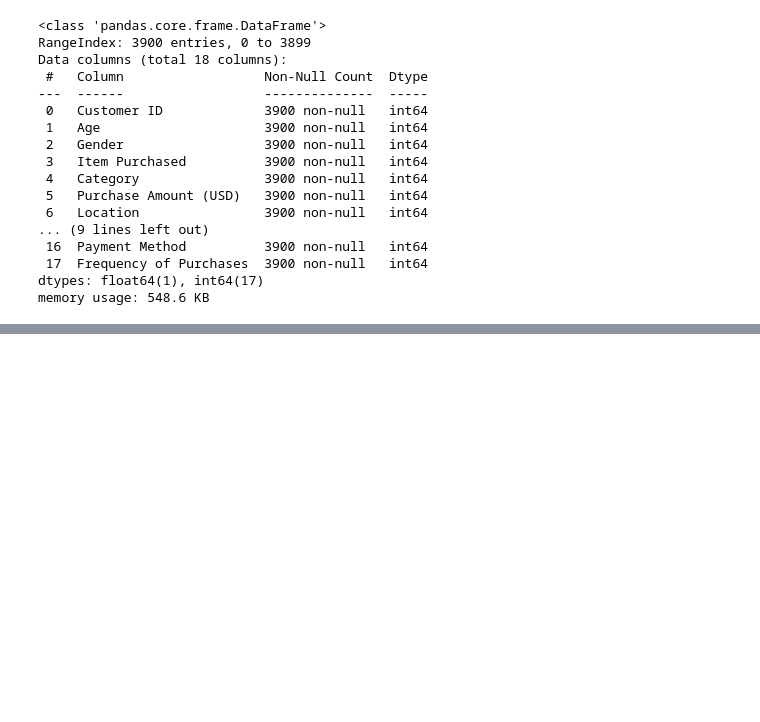
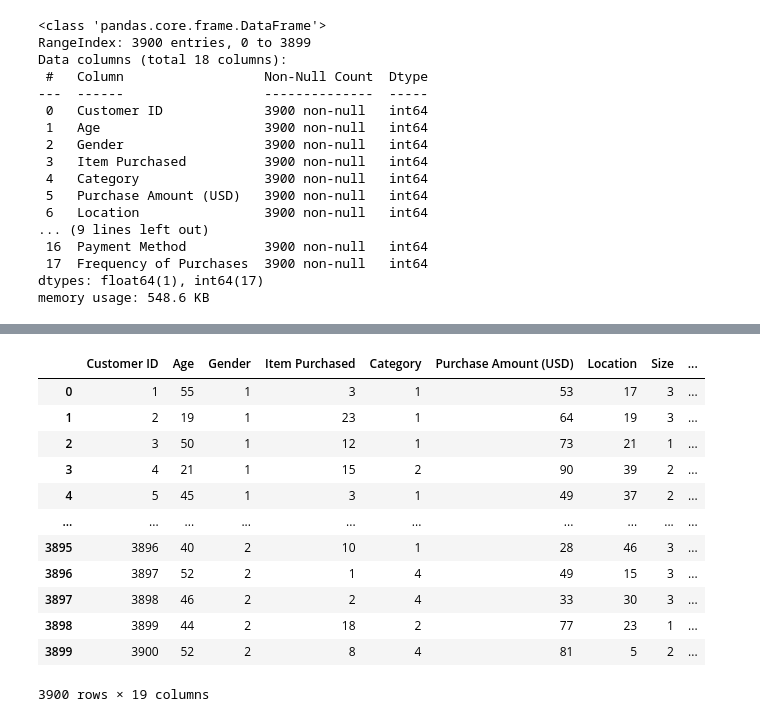
Before and after one commit to kylekerner/project2, a Jupyter notebook: project2.ipynb, the cells around one changed output, grey strips where cells are left out. Cells and saved outputs as stored; diff of their text form; code cells hidden in the pictures; blank space fills up the shorter version.

```diff
--- a/project2.ipynb
+++ b/project2.ipynb
@@ -469,0 +559,17 @@ memory usage: 548.6 KB
+# %%
+# Review the DataFrame
+customers_predictions_df
+# %% [output]
+|  | Customer ID | Age | Gender | Item Purchased | Category | Purchase Amount (USD) | Location | Size | ... |
+| 0 | 1 | 55 | 1 | 3 | 1 | 53 | 17 | 3 | ... |
+| 1 | 2 | 19 | 1 | 23 | 1 | 64 | 19 | 3 | ... |
+| 2 | 3 | 50 | 1 | 12 | 1 | 73 | 21 | 1 | ... |
+| 3 | 4 | 21 | 1 | 15 | 2 | 90 | 39 | 2 | ... |
+| 4 | 5 | 45 | 1 | 3 | 1 | 49 | 37 | 2 | ... |
+| ... | ... | ... | ... | ... | ... | ... | ... | ... | ... |
+| 3895 | 3896 | 40 | 2 | 10 | 1 | 28 | 46 | 3 | ... |
+| 3896 | 3897 | 52 | 2 | 1 | 4 | 49 | 15 | 3 | ... |
+| 3897 | 3898 | 46 | 2 | 2 | 4 | 33 | 30 | 3 | ... |
+| 3898 | 3899 | 44 | 2 | 18 | 2 | 77 | 23 | 1 | ... |
+| 3899 | 3900 | 52 | 2 | 8 | 4 | 81 | 5 | 2 | ... |
+3900 rows × 19 columns
```
Also changed, not shown: parts of 9 cells of this notebook.
